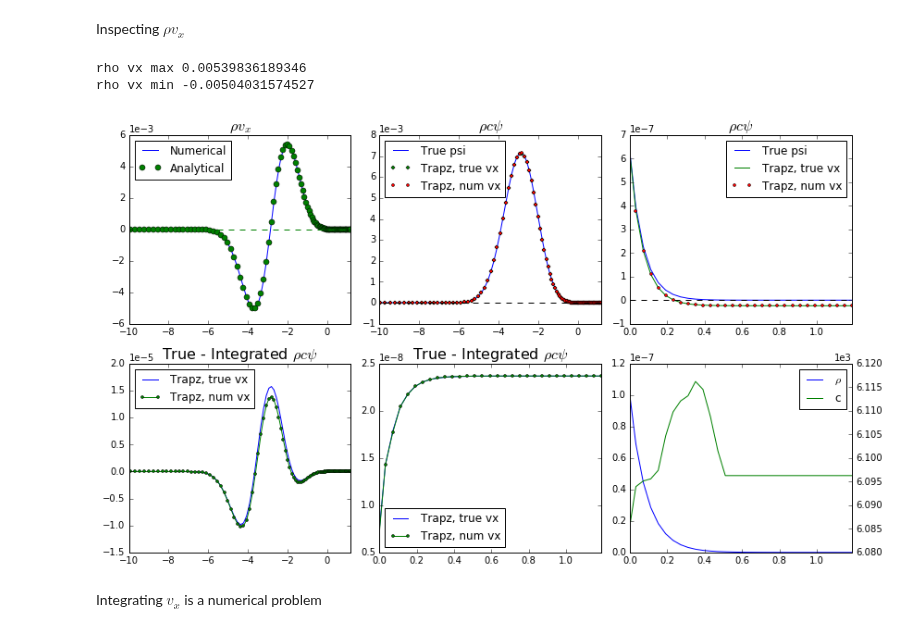
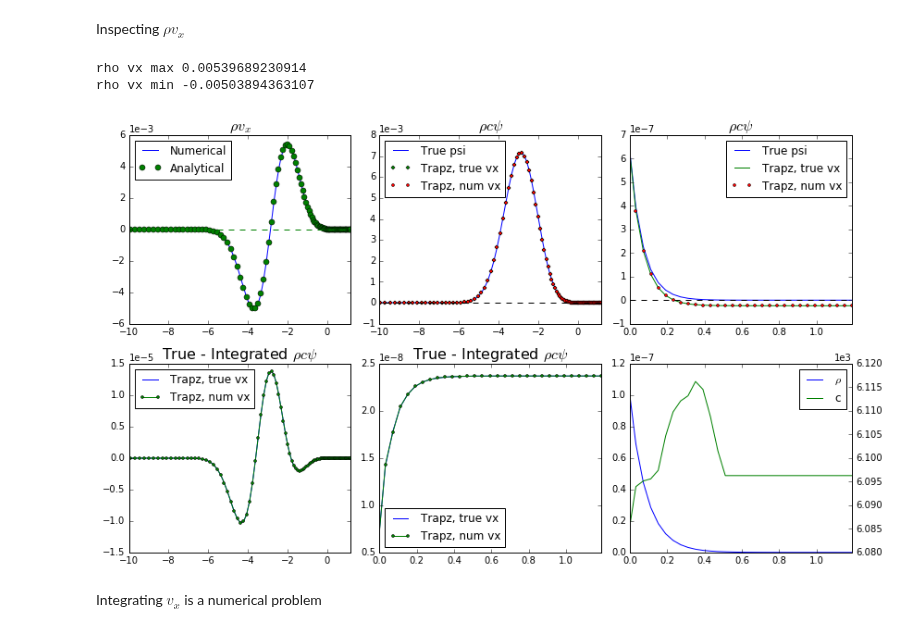
Before and after one commit to jishnub/sparc_flows, a Jupyter notebook: Supergranule.ipynb, the cells around one changed output. Drawn from its saved outputs; the diff is of its cells as text; code cells hidden in the pictures.

Commit message:
continuity enforced, vx and vz from psi numerically, fourier smoothing 70 pixels horizontally

```diff
--- a/Supergranule.ipynb
+++ b/Supergranule.ipynb
@@ -46,10 +2,0 @@ v_{z}	=	\frac{1}{\rho}\partial_{x}\left[\rho c\psi\right]. $$
-# %%
-dbyd2_z = np.zeros((1,)+z.shape,order='F')
-dbyd2.dbyd2(dbyd2_z,np.asfortranarray(np.atleast_2d(z)),1)
-
-def ddz(arr): return np.gradient(arr)[0]/np.gradient(z)[:,np.newaxis]
-def ddz_dbyd2(arr):
-    arr = np.asfortranarray(arr).T
-    numerator = np.zeros(arr.shape,order='F')
-    dbyd2.dbyd2(numerator,arr,1)
-    return (numerator/dbyd2_z).T
@@ -109,0 +52,4 @@ vz_from_psi_fft = 1/rho*fft_deriv_x(rho*c*true_psi)
+# %%
+true_vx_sparc = fitsread('true_vx.fits')
+true_vz_sparc = fitsread('true_vz.fits')
+true_psi_sparc = fitsread('true_psi.fits')
@@ -110,3 +213,6 @@ vz_from_psi_fft = 1/rho*fft_deriv_x(rho*c*true_psi)
+# %%
+vx_from_psi_dbyd2 = -1/rho*ddz(rho*c*true_psi_sparc)
+vz_from_psi_fft = c*fft_deriv_x(true_psi_sparc) # move functions of z outside, rho cancels out
 # %%
 gl=plotc.gridlist(2,4)
 
@@ -177,9 +303,9 @@ psi_from_vz_from_psi=None
 # %% [markdown]
 #### Let us try the same with $v_x$
 # %%
-psi_from_analytical_vx_trapz=-scipy.integrate.cumtrapz(rho*vx_analytical,x=z,axis=0,initial=0)/(rho*c)
+psi_from_analytical_vx_trapz=-scipy.integrate.cumtrapz(rho*true_vx_sparc,x=z,axis=0,initial=0)/(rho*c)
 psi_from_numerical_vx_trapz=-scipy.integrate.cumtrapz(rho*vx_from_psi_dbyd2,x=z,axis=0,initial=0)/(rho*c)
-# psi_from_analytical_vx_spline=-spline_int_z(rho*vx_analytical)/(rho*c)
+# psi_from_analytical_vx_spline=-spline_int_z(rho*true_vx_sparc)/(rho*c)
 # psi_from_numerical_vx_spline=-spline_int_z(rho*vx_from_psi_dbyd2)/(rho*c)
 # %%
 gl=plotc.gridlist(2,3)
@@ -224,7 +350,7 @@ x_cut_ind = ind_x(3) # Mm to pixel
 
 plt.subplot(next(gl))
 plt.plot(z,(rho*vx_from_psi_dbyd2)[:,x_cut_ind],label="Numerical");
-plt.plot(z,(rho*vx_analytical)[:,x_cut_ind],'o',label="Analytical");
+plt.plot(z,(rho*true_vx_sparc)[:,x_cut_ind],'o',label="Analytical");
 plt.plot(z,np.zeros_like(z),'g--');
 plt.legend(loc="best")
 plt.xlim(-10,z[-1]);
@@ -235,7 +361,7 @@ print "rho vx max",(rho*vx_from_psi_dbyd2)[:,x_cut_ind].max()
 print "rho vx min",(rho*vx_from_psi_dbyd2)[:,x_cut_ind].min()
 
 plt.subplot(next(gl))
-plt.plot(z,(rho*c*true_psi)[:,x_cut_ind],label="True psi");
+plt.plot(z,(rho*c*true_psi_sparc)[:,x_cut_ind],label="True psi");
 plt.plot(z,(rho*c*psi_from_analytical_vx_trapz)[:,x_cut_ind],label="Trapz, true vx",
         marker="D",markersize=3,ls="None");
 plt.plot(z,(rho*c*psi_from_numerical_vx_trapz)[:,x_cut_ind],label="Trapz, num vx",
@@ -248,7 +374,7 @@ plt.gca().ticklabel_format(axis='y', style='sci', scilimits=(-2,2))
 
 z_cutoff_ind=ind_z(0)
 plt.subplot(next(gl))
-plt.plot(z[z_cutoff_ind:],(rho*c*true_psi)[z_cutoff_ind:,x_cut_ind],label="True psi");
+plt.plot(z[z_cutoff_ind:],(rho*c*true_psi_sparc)[z_cutoff_ind:,x_cut_ind],label="True psi");
 plt.plot(z[z_cutoff_ind:],(rho*c*psi_from_analytical_vx_trapz)[z_cutoff_ind:,x_cut_ind],label="Trapz, true vx");
 plt.plot(z[z_cutoff_ind:],(rho*c*psi_from_numerical_vx_trapz)[z_cutoff_ind:,x_cut_ind],label="Trapz, num vx",
          marker='o',markersize=3,ls="None");
@@ -259,42 +385,42 @@ plt.legend(loc="best")
 plt.gca().ticklabel_format(axis='y', style='sci', scilimits=(-2,2))
 
 plt.subplot(next(gl))
-plt.plot(z,(rho*c*(true_psi-psi_from_analytical_vx_trapz))[:,x_cut_ind],label="Trapz, true vx");
-plt.plot(z,(rho*c*(true_psi-psi_from_numerical_vx_trapz))[:,x_cut_ind],label="Trapz, num vx",
+plt.plot(z,(rho*c*(true_psi_sparc-psi_from_analytical_vx_trapz))[:,x_cut_ind],label="Trapz, true vx");
+plt.plot(z,(rho*c*(true_psi_sparc-psi_from_numerical_vx_trapz))[:,x_cut_ind],label="Trapz, num vx",
         marker='o',markersize=3);
 plt.xlim(-10,z[-1]);
 plt.legend(loc="best")
 plt.title(r"True - Integrated $\rho c \psi$",fontsize=16)
 plt.gca().ticklabel_format(axis='y', style='sci', scilimits=(-2,2))
 
 plt.subplot(next(gl))
-plt.plot(z[z_cutoff_ind:],(rho*c*(true_psi-psi_from_analytical_vx_trapz))[z_cutoff_ind:,x_cut_ind],
+plt.plot(z[z_cutoff_ind:],(rho*c*(true_psi_sparc-psi_from_analytical_vx_trapz))[z_cutoff_ind:,x_cut_ind],
          label="Trapz, true vx");
-plt.plot(z[z_cutoff_ind:],(rho*c*(true_psi-psi_from_numerical_vx_trapz))[z_cutoff_ind:,x_cut_ind],
+plt.plot(z[z_cutoff_ind:],(rho*c*(true_psi_sparc-psi_from_numerical_vx_trapz))[z_cutoff_ind:,x_cut_ind],
          label="Trapz, num vx",marker='o',markersize=3);
 plt.xlim(0,z[-1]);
 plt.legend(loc="best")
 plt.title(r"True - Integrated $\rho c \psi$",fontsize=16)
 plt.gca().ticklabel_format(axis='y', style='sci', scilimits=(-2,2))
 
 z_cutoff_ind=ind_z(0)
 plt.subplot(next(gl))
 l1=plt.plot(z[z_cutoff_ind:],rho.flatten()[z_cutoff_ind:],'b',label=r"$\rho$")
 plt.gca().ticklabel_format(axis='y', style='sci', scilimits=(-2,2))
 plt.gca().twinx()
 l2=plt.plot(z[z_cutoff_ind:],c.flatten()[z_cutoff_ind:],'g',label="c")
 plt.gca().ticklabel_format(axis='y', style='sci', scilimits=(-2,2))
 plt.xlim(0,z[-1]);
 lines=[l for l in l1+l2]
 labels=[l.get_label() for l in lines]
 plt.legend(lines,labels,loc="best")
 
 plt.gcf().set_size_inches(12,7);
 plt.tight_layout()
 # %% [output]
-rho vx max 0.00539836189346
-rho vx min -0.00504031574527
+rho vx max 0.00539689230914
+rho vx min -0.00503894363107
-[figure, old version]
+[figure, new version]
 # %% [markdown]
 Integrating $v_x$ is a numerical problem
 # %% [markdown]
```
Also changed, not shown: parts of 23 cells of this notebook, 8 other files.
